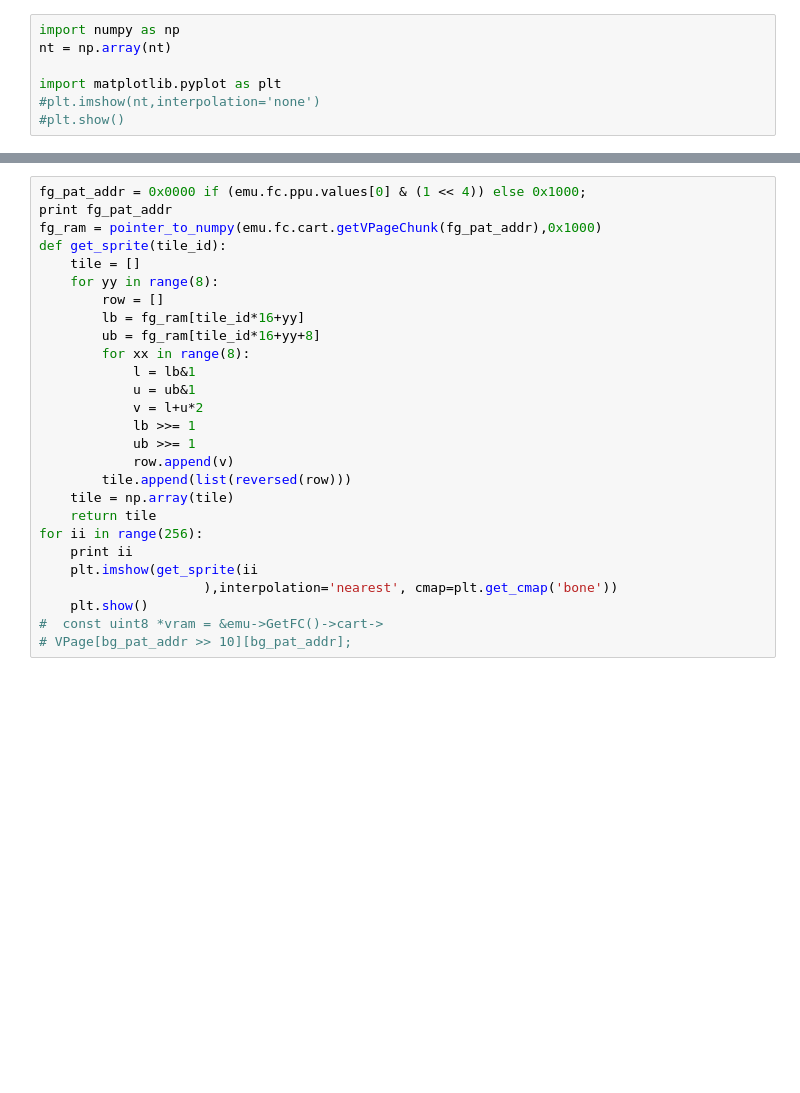
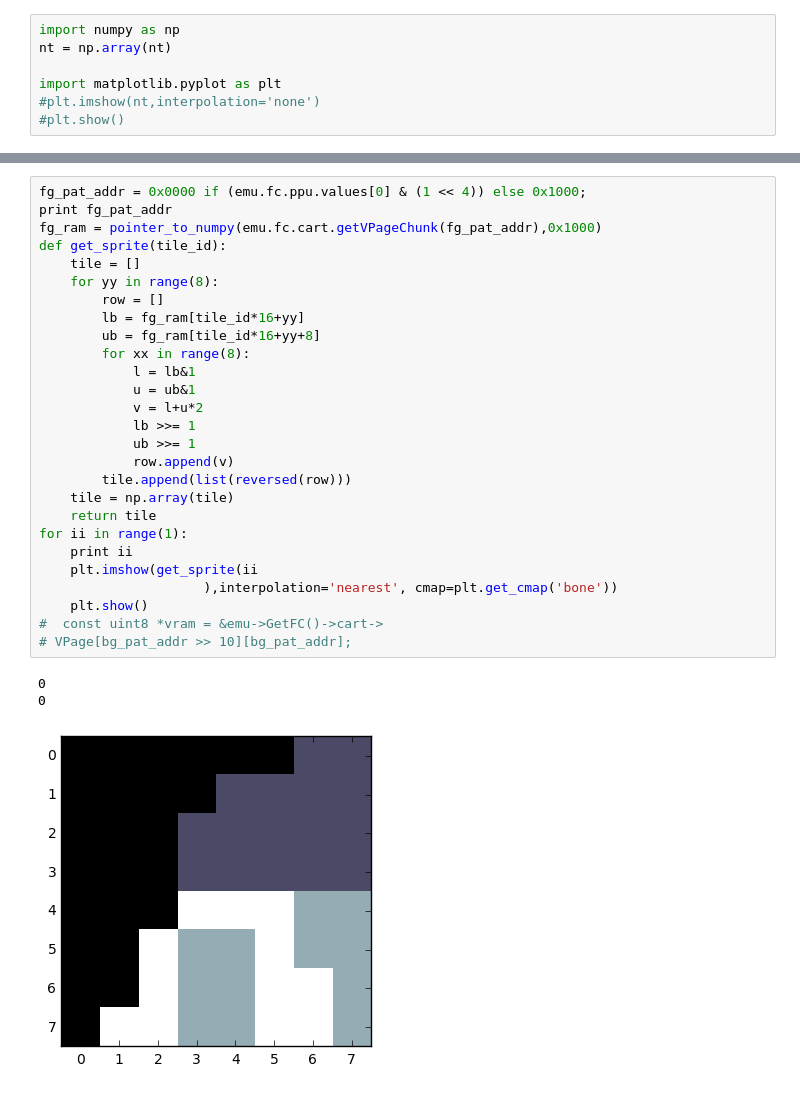
Before and after one commit to JoeOsborn/mechlearn, a Jupyter notebook: mechlearn/PPU playground.ipynb, the cells around one changed output, grey strips where cells are left out. Drawn from its saved outputs; the diff is of its cells as text; blank space fills up the shorter version.

```diff
--- a/mechlearn/PPU playground.ipynb
+++ b/mechlearn/PPU playground.ipynb
@@ -85,30 +131,34 @@ plt.show()
 # %%
 fg_pat_addr = 0x0000 if (emu.fc.ppu.values[0] & (1 << 4)) else 0x1000;
 print fg_pat_addr
 fg_ram = pointer_to_numpy(emu.fc.cart.getVPageChunk(fg_pat_addr),0x1000)
 def get_sprite(tile_id):
     tile = []
     for yy in range(8):
         row = []
         lb = fg_ram[tile_id*16+yy]
         ub = fg_ram[tile_id*16+yy+8]
         for xx in range(8):
             l = lb&1
             u = ub&1
             v = l+u*2
             lb >>= 1
             ub >>= 1
             row.append(v)
         tile.append(list(reversed(row)))
     tile = np.array(tile)
     return tile
-for ii in range(256):
+for ii in range(1):
     print ii
     plt.imshow(get_sprite(ii
                      ),interpolation='nearest', cmap=plt.get_cmap('bone'))
     plt.show()
 #  const uint8 *vram = &emu->GetFC()->cart->
 # VPage[bg_pat_addr >> 10][bg_pat_addr];
+# %% [output]
+0
+0
+[figure, added]
 # %%
 bg_pat_addr = 0x1000 if (emu.fc.ppu.values[0] & (1 << 4)) else 0x0000;
 print bg_pat_addr
```
Also changed, not shown: parts of 8 cells of this notebook.
